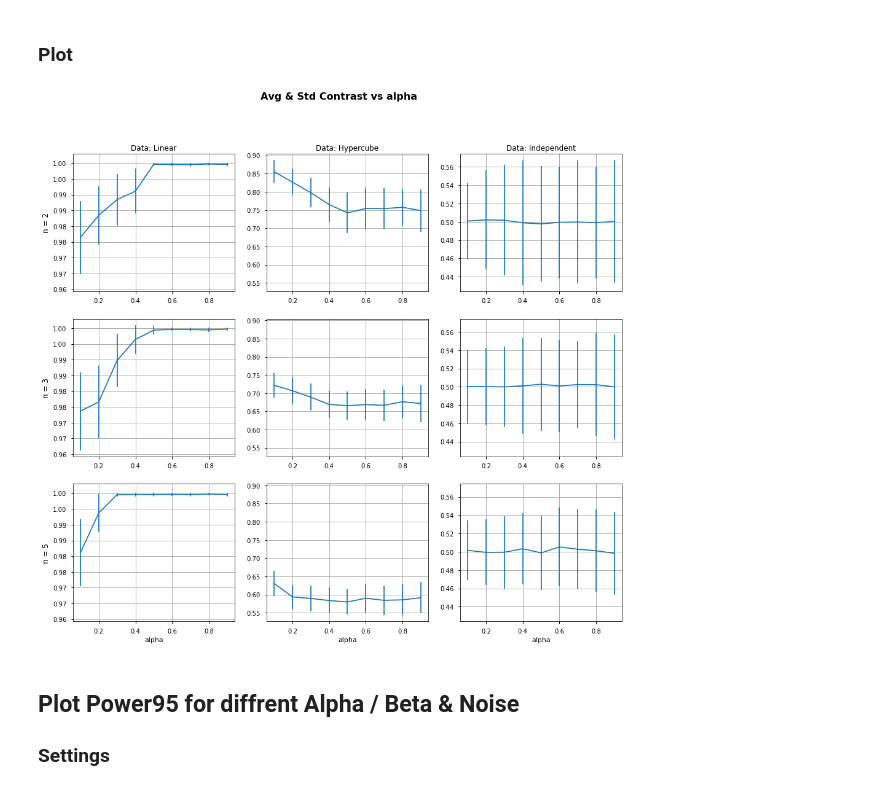
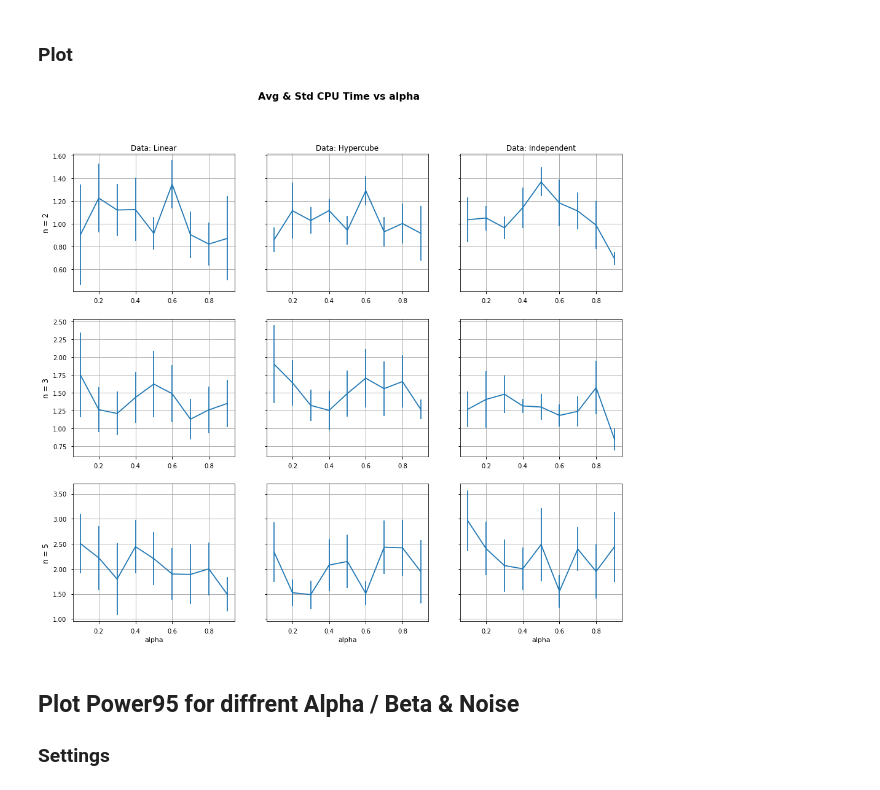
Before and after one commit to edouardfouche/MCDE, a Jupyter notebook: visualize/PowerAlphaBeta.ipynb, the cells around one changed output. Saved outputs shown, nothing was run; the diff lists cells and outputs as text; code cells hidden in the pictures.

Commit message:
plot cpu time!

```diff
--- a/visualize/PowerAlphaBeta.ipynb
+++ b/visualize/PowerAlphaBeta.ipynb
@@ -73,7 +73,19 @@ selectedTest = "MWP" # Must be 1 Test
 # %%
 selectedNoise = 0.0 # Must be one Noiselevel
 # %%
-scale_axes = "col" # weather subplots yaxis should be fixed along row/col, must be either ["col", "row", False]
+scale_axes = "row" # weather subplots yaxis should be fixed along row/col, must be either ["col", "row", False]
+# %%
+# Only one must not be commented out
+
+# what = ["avgContrast", "stdContrast"]
+what = ["avgCPUtime", "stdCPUtime"]
+
+if what[0] == "avgContrast":
+    string_title = "Contrast"
+elif what[0] == "avgCPUtime":
+    string_title = "CPU Time"
+else:
+    raise ValueError("You can only plot Contrast or CPU Time")
 # %%
 varPara = "alpha" # Must be either or "alpha" or "beta"
 
@@ -92,72 +104,72 @@ array([2, 3, 5])
 ### Plot
 # %%
 fig, axes = plt.subplots(3,3, figsize = (16,14), sharey = scale_axes) # Adjust Size
-fig.suptitle("Avg & Std Contrast vs " + varPara, fontweight = "bold", fontsize = 16)
+fig.suptitle("Avg & Std " + string_title + " vs " + varPara, fontweight = "bold", fontsize = 16)
 
 # 1 Row
 subset = data[(data["category"] == selectedCategories[0]) & (data["nDim"] == selectedDims[0]) & (data["testId"] == selectedTest) & (data["noise"] == selectedNoise)]
-axes[0, 0].errorbar(x = subset[varPara], y = subset["avgContrast"], yerr = subset["stdContrast"])
+axes[0, 0].errorbar(x = subset[varPara], y = subset[what[0]], yerr = subset[what[1]])
 axes[0, 0].set_ylabel("n = " + str(selectedDims[0]), size = "large")
 axes[0, 0].set_title("Data: " + selectedCategories[0])
 axes[0, 0].grid(True)
 axes[0, 0].yaxis.set_major_formatter(FormatStrFormatter('%.2f'))
 
 subset = data[(data["category"] == selectedCategories[1]) & (data["nDim"] == selectedDims[0]) & (data["testId"] == selectedTest) & (data["noise"] == selectedNoise)]
-axes[0, 1].errorbar(x = subset[varPara], y = subset["avgContrast"], yerr = subset["stdContrast"])
+axes[0, 1].errorbar(x = subset[varPara], y = subset[what[0]], yerr = subset[what[1]])
 axes[0, 1].set_title("Data: " + selectedCategories[1])
 axes[0, 1].grid(True)
 axes[0, 1].yaxis.set_major_formatter(FormatStrFormatter('%.2f'))
 
 subset = data[(data["category"] == selectedCategories[2]) & (data["nDim"] == selectedDims[0]) & (data["testId"] == selectedTest) & (data["noise"] == selectedNoise)]
-axes[0, 2].errorbar(x = subset[varPara], y = subset["avgContrast"], yerr = subset["stdContrast"])
+axes[0, 2].errorbar(x = subset[varPara], y = subset[what[0]], yerr = subset[what[1]])
 axes[0, 2].set_title("Data: " + selectedCategories[2])
 axes[0, 2].grid(True)
 axes[0, 2].yaxis.set_major_formatter(FormatStrFormatter('%.2f'))
 
 # 2 Row
 subset = data[(data["category"] == selectedCategories[0]) & (data["nDim"] == selectedDims[1]) & (data["testId"] == selectedTest) & (data["noise"] == selectedNoise)]
-axes[1, 0].errorbar(x = subset[varPara], y = subset["avgContrast"], yerr = subset["stdContrast"])
+axes[1, 0].errorbar(x = subset[varPara], y = subset[what[0]], yerr = subset[what[1]])
 axes[1, 0].set_ylabel("n = " + str(selectedDims[1]), size = "large")
 axes[1, 0].grid(True)
 axes[1, 0].yaxis.set_major_formatter(FormatStrFormatter('%.2f'))
 
 subset = data[(data["category"] == selectedCategories[1]) & (data["nDim"] == selectedDims[1]) & (data["testId"] == selectedTest) & (data["noise"] == selectedNoise)]
-axes[1, 1].errorbar(x = subset[varPara], y = subset["avgContrast"], yerr = subset["stdContrast"])
+axes[1, 1].errorbar(x = subset[varPara], y = subset[what[0]], yerr = subset[what[1]])
 axes[1, 1].grid(True)
 axes[1, 1].yaxis.set_major_formatter(FormatStrFormatter('%.2f'))
 
 subset = data[(data["category"] == selectedCategories[2]) & (data["nDim"] == selectedDims[1]) & (data["testId"] == selectedTest) & (data["noise"] == selectedNoise)]
-axes[1, 2].errorbar(x = subset[varPara], y = subset["avgContrast"], yerr = subset["stdContrast"])
+axes[1, 2].errorbar(x = subset[varPara], y = subset[what[0]], yerr = subset[what[1]])
 axes[1, 2].grid(True)
 axes[1, 2].yaxis.set_major_formatter(FormatStrFormatter('%.2f'))
 
 # 3 Row
 subset = data[(data["category"] == selectedCategories[0]) & (data["nDim"] == selectedDims[2]) & (data["testId"] == selectedTest) & (data["noise"] == selectedNoise)]
-axes[2, 0].errorbar(x = subset[varPara], y = subset["avgContrast"], yerr = subset["stdContrast"])
+axes[2, 0].errorbar(x = subset[varPara], y = subset[what[0]], yerr = subset[what[1]])
 axes[2, 0].set_ylabel("n = " + str(selectedDims[2]), size = "large")
 axes[2, 0].set_xlabel(str(varPara))
 axes[2, 0].grid(True)
 axes[2, 0].yaxis.set_major_formatter(FormatStrFormatter('%.2f'))
 
 subset = data[(data["category"] == selectedCategories[1]) & (data["nDim"] == selectedDims[2]) & (data["testId"] == selectedTest) & (data["noise"] == selectedNoise)]
-axes[2, 1].errorbar(x = subset[varPara], y = subset["avgContrast"], yerr = subset["stdContrast"])
+axes[2, 1].errorbar(x = subset[varPara], y = subset[what[0]], yerr = subset[what[1]])
 axes[2, 1].set_xlabel(str(varPara))
 axes[2, 1].grid(True)
 axes[1, 1].yaxis.set_major_formatter(FormatStrFormatter('%.2f'))
 
 subset = data[(data["category"] == selectedCategories[2]) & (data["nDim"] == selectedDims[2]) & (data["testId"] == selectedTest) & (data["noise"] == selectedNoise)]
-axes[2, 2].errorbar(x = subset[varPara], y = subset["avgContrast"], yerr = subset["stdContrast"])
+axes[2, 2].errorbar(x = subset[varPara], y = subset[what[0]], yerr = subset[what[1]])
 axes[2, 2].set_xlabel(str(varPara))
 axes[2, 2].grid(True)
 axes[2, 2].yaxis.set_major_formatter(FormatStrFormatter('%.2f'))
 
 # Saving
 savestring = ("Contrast " + varPara + "_Test " + selectedTest + "_" + selectedCategories[0] + " " + selectedCategories[1] + " "
               + selectedCategories[2] + "_Noise " + str(selectedNoise))
 savepath = "plots/AlphaBeta/"
 fig.savefig(savepath + savestring + ".pdf", bbox_inches='tight')
 # %% [output]
-[figure, old version]
+[figure, new version]
 # %% [markdown]
 ## Plot Power95 for diffrent Alpha / Beta & Noise
 ### Settings
```
Also changed, not shown: parts of 9 cells of this notebook, 1 other file.
